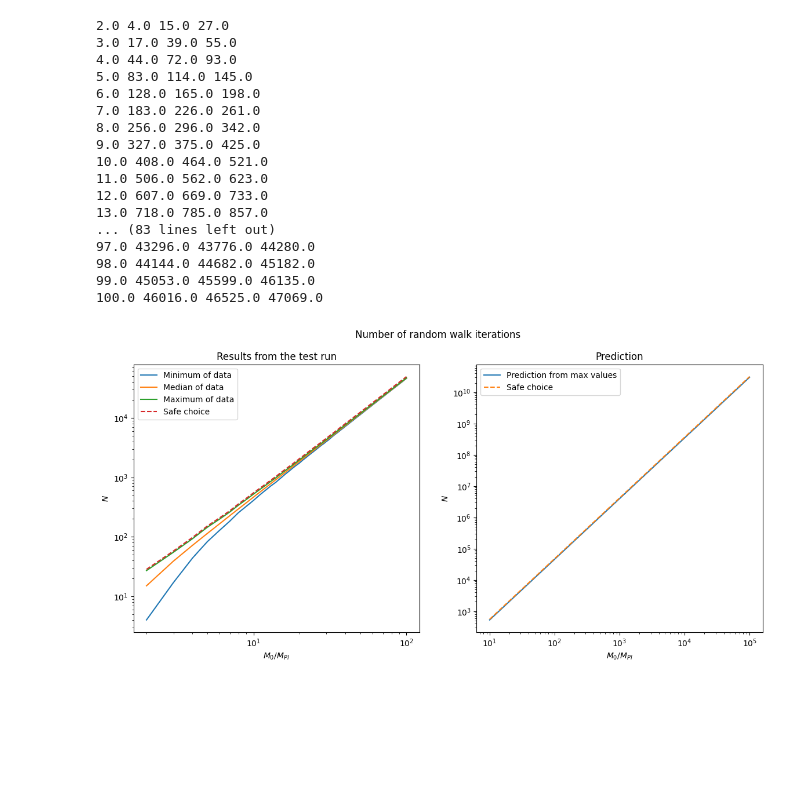
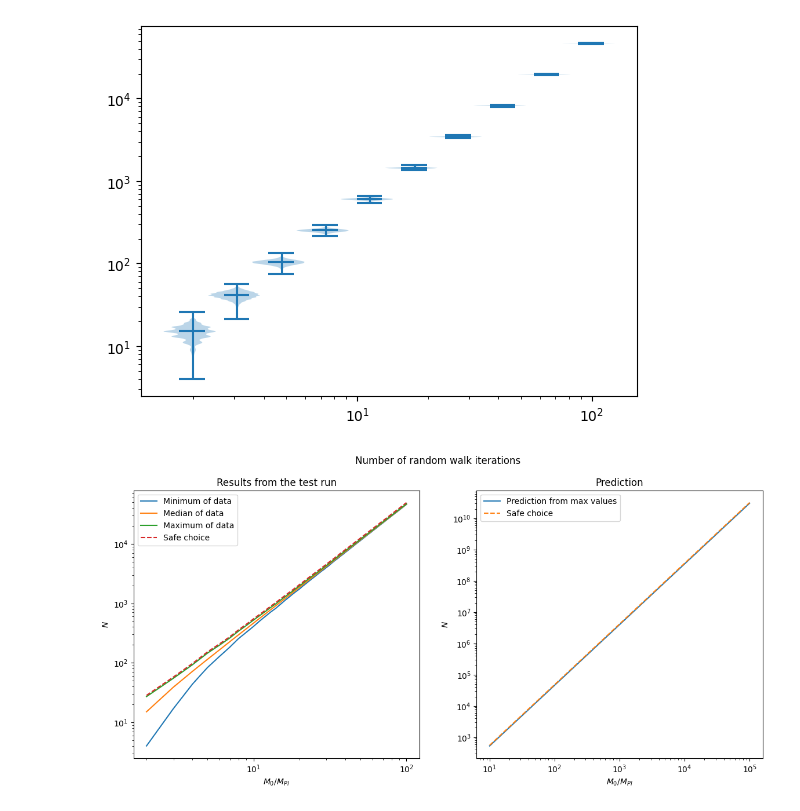
Before and after one commit to qtaylorphys/BH_Extremal, a Jupyter notebook: predict_size.ipynb, the cells around one changed output. Cells and saved outputs as stored; diff of their text form; code cells hidden in the pictures; blank space fills up the shorter version.

```diff
--- a/predict_size.ipynb
+++ b/predict_size.ipynb
@@ -32,10 +34,16 @@ J_init = 0.
 # Path to the file where the results from the run will be saved
 results_file = "./data/sequential_data.csv"
 # %%
+prefix_padding = len(str(np.max(M_values))) + 5
+length = 63
+
 for M_init in M_values:
-    print(M_init)
     N_steps_vals = []
-    for _ in range(N_reps):
+
+    progress_bar_prefix = f"M = {M_init}:".ljust(prefix_padding)
+    progress_bar(0, N_reps, prefix=progress_bar_prefix, length=length)
+
+    for i in range(N_reps):
         rands = np.random.uniform(
             size=N,
             low=CDF_vals[0],
@@ -56,6 +64,8 @@ for M_init in M_values:
         with open(results_file, "a") as f:
             f.write(f"{M_init},{J_init},{M},{J},{a},{n},{time:.3e}\n")
 
+        progress_bar(i + 1, N_reps, prefix=progress_bar_prefix, length=length)
+
     with h5py.File("data/predictive_vals.h5", 'a') as f:
         f.create_dataset(
             str(M_init),
@@ -63,4 +73,12 @@ for M_init in M_values:
             compression="gzip",
             compression_opts=9,
         )
+
+with h5py.File("data/predictive_vals.h5", 'a') as f:
+    f.create_dataset(
+        "M_values",
+        data=M_values,
+        compression="gzip",
+        compression_opts=9,
+    )
 # %% [output]
@@ -84,37 +141,30 @@ for M_init in M_values:
 # %%
-data = np.genfromtxt(results_file, delimiter=",")
-M_values = np.unique(data[:, 0])
+import matplotlib.pyplot as plt
 
-n_iters_min = []
-n_iters_median = []
-n_iters_max = []
+M_chosen_idx = [i for i in range(10)]
+M_chosen = M_values[:]
+violin_plot_data = []
 
-for M in M_values:
-    M_arr = data[np.where((data[:, 0] == M))]
+plt.figure()
 
-    n_iters_min.append(np.min(M_arr[:, -2]))
-    n_iters_median.append(np.median(M_arr[:, -2]))
-    n_iters_max.append(np.max(M_arr[:, -2]))
+for M in M_chosen:
+    with h5py.File("data/predictive_vals.h5", 'r') as f:
+        violin_plot_data.append(f[str(M)][:])
 
-    print(M, np.min(M_arr[:, -2]), np.median(M_arr[:, -2]), np.max(M_arr[:, -2]))
+plt.violinplot(
+    violin_plot_data,
+    positions=M_chosen,
+    widths=np.array(M_chosen) / 2,
+    showmeans=False,
+    showmedians=True,
+)
+
+plt.xscale('log')
+plt.yscale('log')
+
+plt.show()
 # %% [output]
-2.0 4.0 15.0 27.0
-3.0 17.0 39.0 55.0
-4.0 44.0 72.0 93.0
-5.0 83.0 114.0 145.0
-6.0 128.0 165.0 198.0
-7.0 183.0 226.0 261.0
-8.0 256.0 296.0 342.0
-9.0 327.0 375.0 425.0
-10.0 408.0 464.0 521.0
-11.0 506.0 562.0 623.0
-12.0 607.0 669.0 733.0
-13.0 718.0 785.0 857.0
-... (83 lines left out)
-97.0 43296.0 43776.0 44280.0
-98.0 44144.0 44682.0 45182.0
-99.0 45053.0 45599.0 46135.0
-100.0 46016.0 46525.0 47069.0
+[figure, added]
 # %%
 from sklearn.linear_model import LinearRegression
 
```
Also changed, not shown: parts of 5 cells of this notebook, 1 other file.
